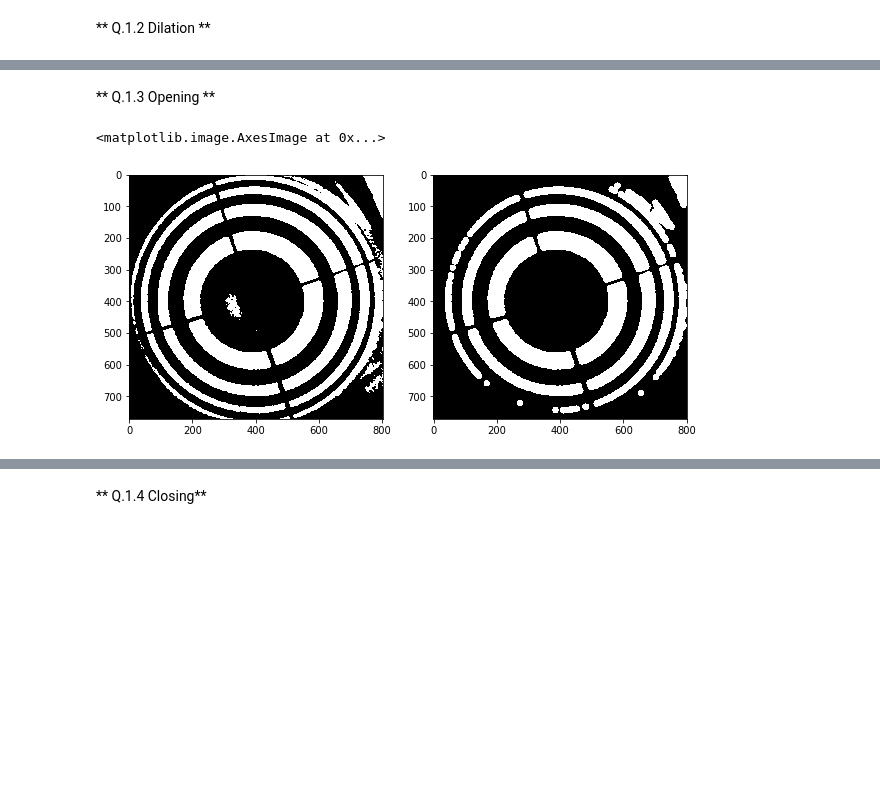
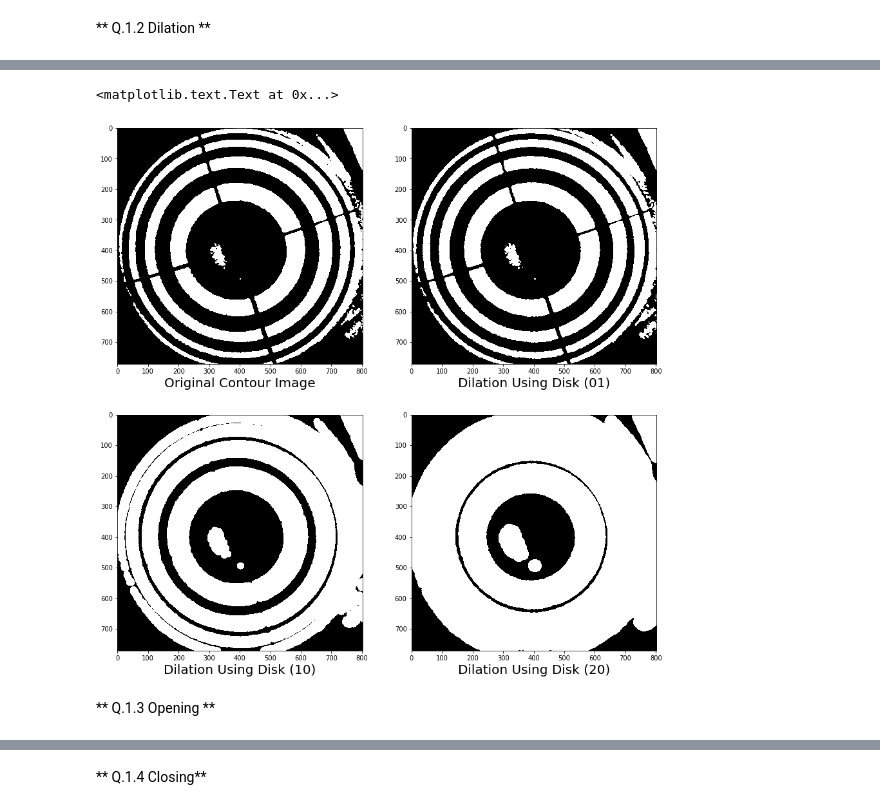
Before and after one commit to kamruleee51/B31XB-IIP-TP-1718, a Jupyter notebook: 5-morpho-segmentation/5-morpho-segmentation.ipynb, the cells around one changed output, grey strips where cells are left out. Drawn from its saved outputs; the diff is of its cells as text; code cells hidden in the pictures; blank space fills up the shorter version.

```diff
--- a/5-morpho-segmentation/5-morpho-segmentation.ipynb
+++ b/5-morpho-segmentation/5-morpho-segmentation.ipynb
@@ -60,11 +67,22 @@ ax1.imshow(Dilation,cmap='gray')
+# %%
+Dilation_disk_01=binary_dilation(Contour_grey,selam_01)
+Dilation_disk_10=binary_dilation(Contour_grey,selam_10)
+Dilation_disk_20=binary_dilation(Contour_grey,selam_20)
+
+fig, axes = plt.subplots(nrows=2, ncols=2, figsize=(15, 15))
+ax0, ax1, ax2, ax3 = axes.ravel()
+
+ax0.imshow(Contour_grey,cmap='gray')
+ax1.imshow(Dilation_disk_01,cmap='gray')
+ax2.imshow(Dilation_disk_10,cmap='gray')
+ax3.imshow(Dilation_disk_20,cmap='gray')
+
+ax0.set_xlabel('Original Contour Image',fontsize=20)
+ax1.set_xlabel('Dilation Using Disk (01)',fontsize=20)
+ax2.set_xlabel('Dilation Using Disk (10)',fontsize=20)
+ax3.set_xlabel('Dilation Using Disk (20)',fontsize=20)
+# %% [output]
+<matplotlib.text.Text at 0x...>
+[figure, added]
 # %% [markdown]
 ** Q.1.3 Opening **
-# %%
-binaryopening =binary_opening(Contour_grey,selam)
-fig, axes = plt.subplots(nrows=1, ncols=2, figsize=(10, 10))
-ax0, ax1 = axes.ravel()
-ax0.imshow(Contour_grey,cmap='gray')
-ax1.imshow(binaryopening,cmap='gray')
-# %% [output]
-<matplotlib.image.AxesImage at 0x...>
-[figure, removed]
```
Also changed, not shown: parts of 13 cells of this notebook.
